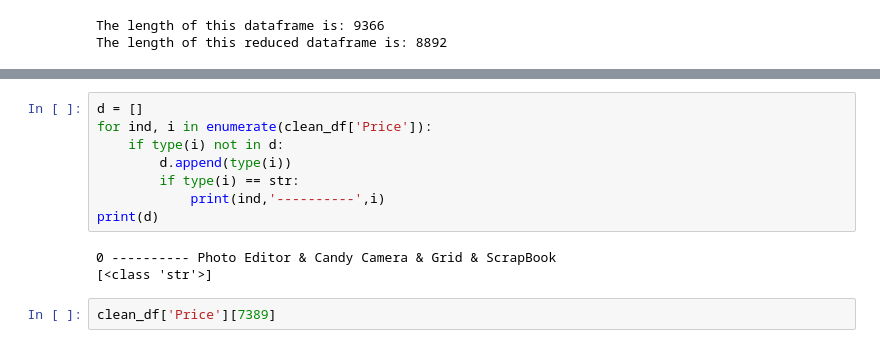
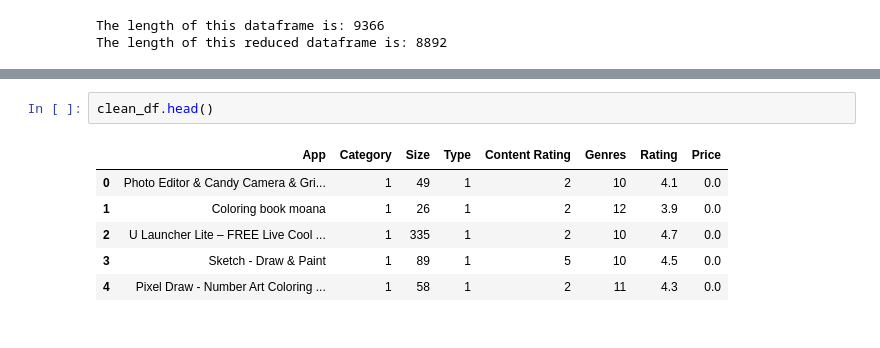
Before and after one commit to pkhorram/EDA-on-GoogleAppRatings, a Jupyter notebook: data_prepare.ipynb, the cells around one changed output, grey strips where cells are left out. Saved outputs shown, nothing was run; the diff lists cells and outputs as text.

```diff
--- a/data_prepare.ipynb
+++ b/data_prepare.ipynb
@@ -202,13 +186,9 @@ for col in clean_df.columns:
-# %%
-d = []
-for ind, i in enumerate(clean_df['Price']):
-    if type(i) not in d:
-        d.append(type(i))
-        if type(i) == str:
-            print(ind,'----------',i)
-print(d)
-# %% [output]
-0 ---------- Photo Editor & Candy Camera & Grid & ScrapBook
-[<class 'str'>]
-# %%
-clean_df['Price'][7389]
+# %%
+clean_df.head()
+# %% [output]
+|  | App | Category | Size | Type | Content Rating | Genres | Rating | Price |
+| 0 | Photo Editor & Candy Camera & Gri... | 1 | 49 | 1 | 2 | 10 | 4.1 | 0.0 |
+| 1 | Coloring book moana | 1 | 26 | 1 | 2 | 12 | 3.9 | 0.0 |
+| 2 | U Launcher Lite – FREE Live Cool ... | 1 | 335 | 1 | 2 | 10 | 4.7 | 0.0 |
+| 3 | Sketch - Draw & Paint | 1 | 89 | 1 | 5 | 10 | 4.5 | 0.0 |
+| 4 | Pixel Draw - Number Art Coloring ... | 1 | 58 | 1 | 2 | 11 | 4.3 | 0.0 |
```
Also changed, not shown: parts of 9 cells of this notebook.
